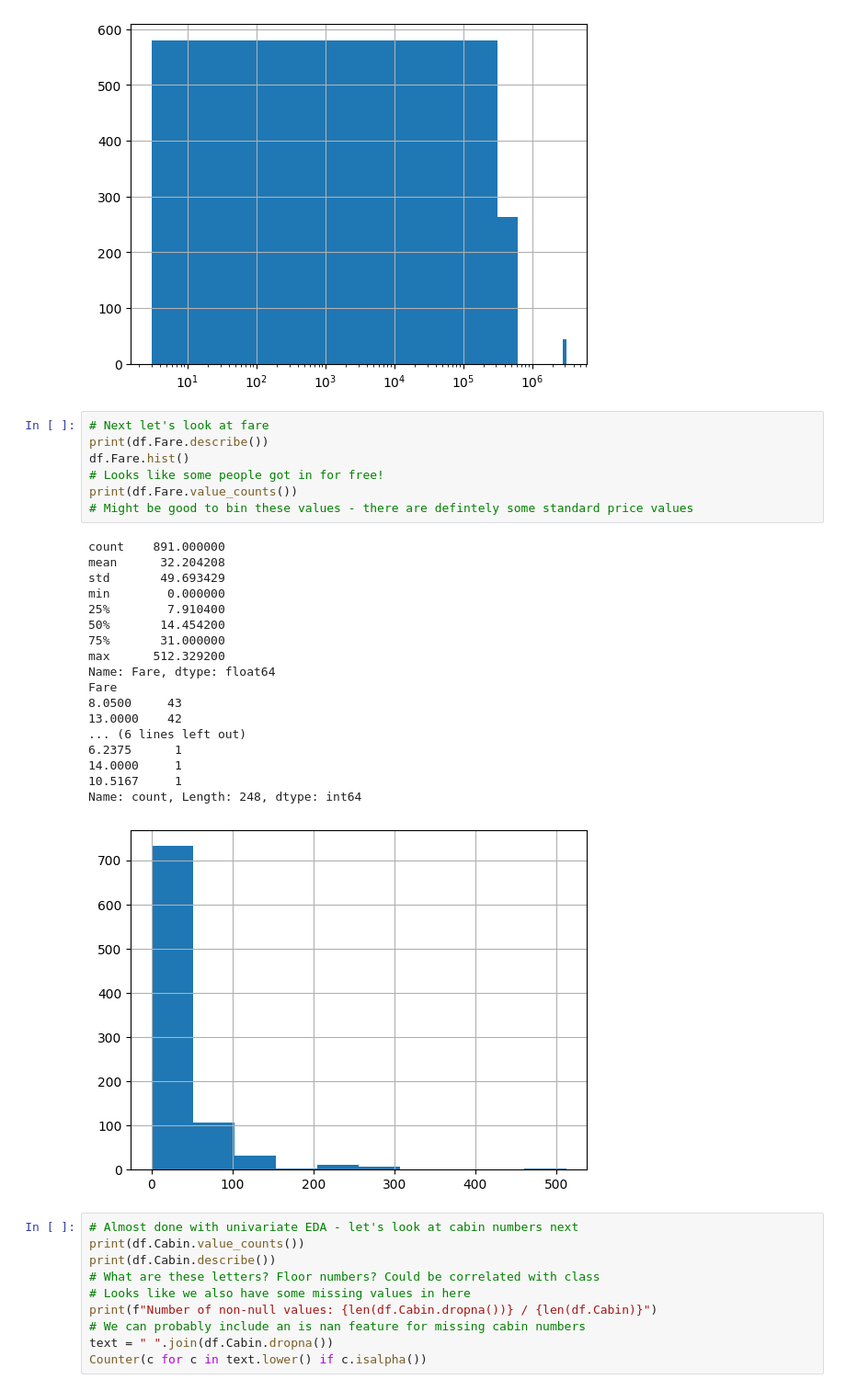
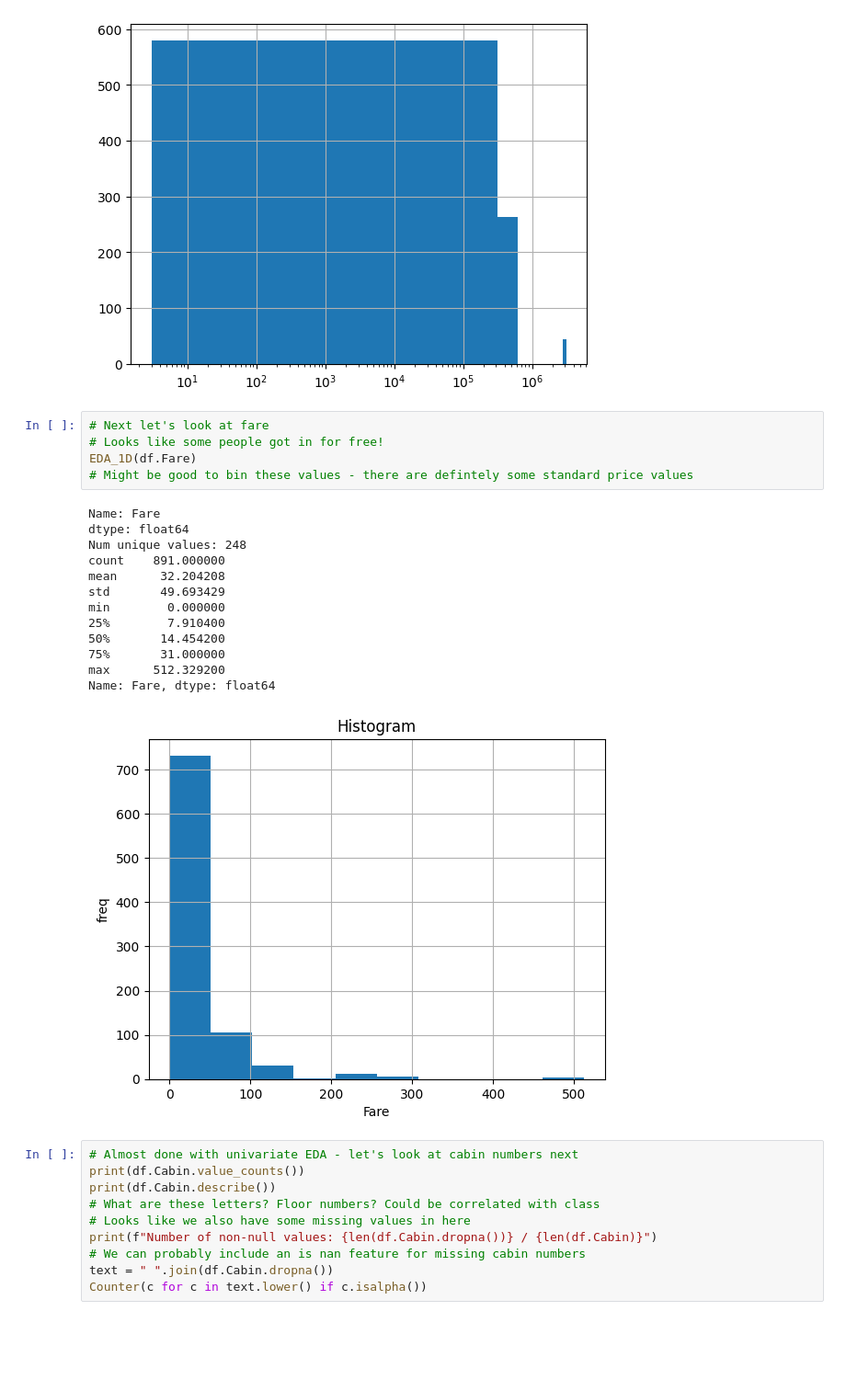
Before and after one commit to nlandy/Titanic, a Jupyter notebook: titanic.ipynb, the cells around one changed output. Shown: that part at 92% size. Saved outputs shown, nothing was run; the diff lists cells and outputs as text; blank space fills up the shorter version.

```diff
--- a/titanic.ipynb
+++ b/titanic.ipynb
@@ -225,30 +315,23 @@ dtype: float64
 [figure]
 # %%
 # Next let's look at fare
-print(df.Fare.describe())
-df.Fare.hist()
 # Looks like some people got in for free!
-print(df.Fare.value_counts())
+EDA_1D(df.Fare)
 # Might be good to bin these values - there are defintely some standard price values
 # %% [output]
+Name: Fare
+dtype: float64
+Num unique values: 248
 count    891.000000
 mean      32.204208
 std       49.693429
 min        0.000000
 25%        7.910400
 50%       14.454200
 75%       31.000000
 max      512.329200
 Name: Fare, dtype: float64
-Fare
-8.0500     43
-13.0000    42
-... (6 lines left out)
-6.2375      1
-14.0000     1
-10.5167     1
-Name: count, Length: 248, dtype: int64
-[figure, old version]
+[figure, new version]
 # %%
 # Almost done with univariate EDA - let's look at cabin numbers next
 print(df.Cabin.value_counts())
```
Also changed, not shown: parts of 12 cells of this notebook.
